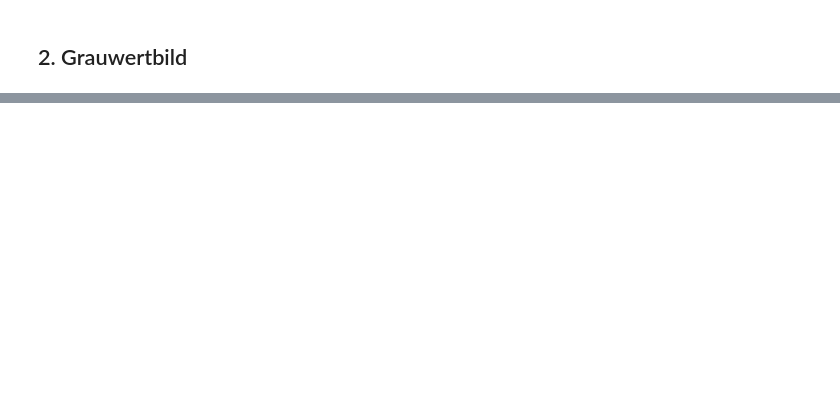
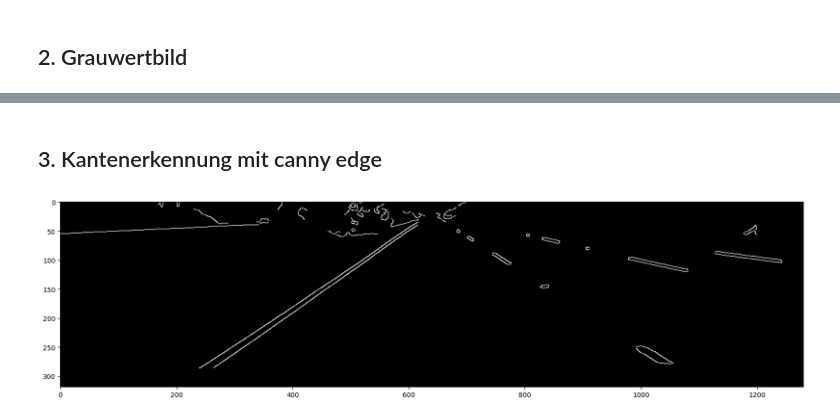
Before and after one commit to Ben-schlch/conventional_lane_detection, a Jupyter notebook: Projekt_Spurerkennung_v2.ipynb, the cells around one changed output, grey strips where cells are left out. Cells and saved outputs as stored; diff of their text form; code cells hidden in the pictures; blank space fills up the shorter version.

```diff
--- a/Projekt_Spurerkennung_v2.ipynb
+++ b/Projekt_Spurerkennung_v2.ipynb
@@ -31,0 +41,12 @@ plt.show()
+# %% [markdown]
+## 3. Kantenerkennung mit canny edge
+# %%
+img_blurred = cv.GaussianBlur(img_gray, (5,5), cv.BORDER_DEFAULT)
+
+img_canny = cv.Canny(img_blurred, 100, 200)
+
+plt.figure(figsize=(20,10))
+plt.imshow(img_canny, cmap='gray')
+plt.show()
+# %% [output]
+[figure, added]
```
Also changed, not shown: parts of 5 cells of this notebook.
